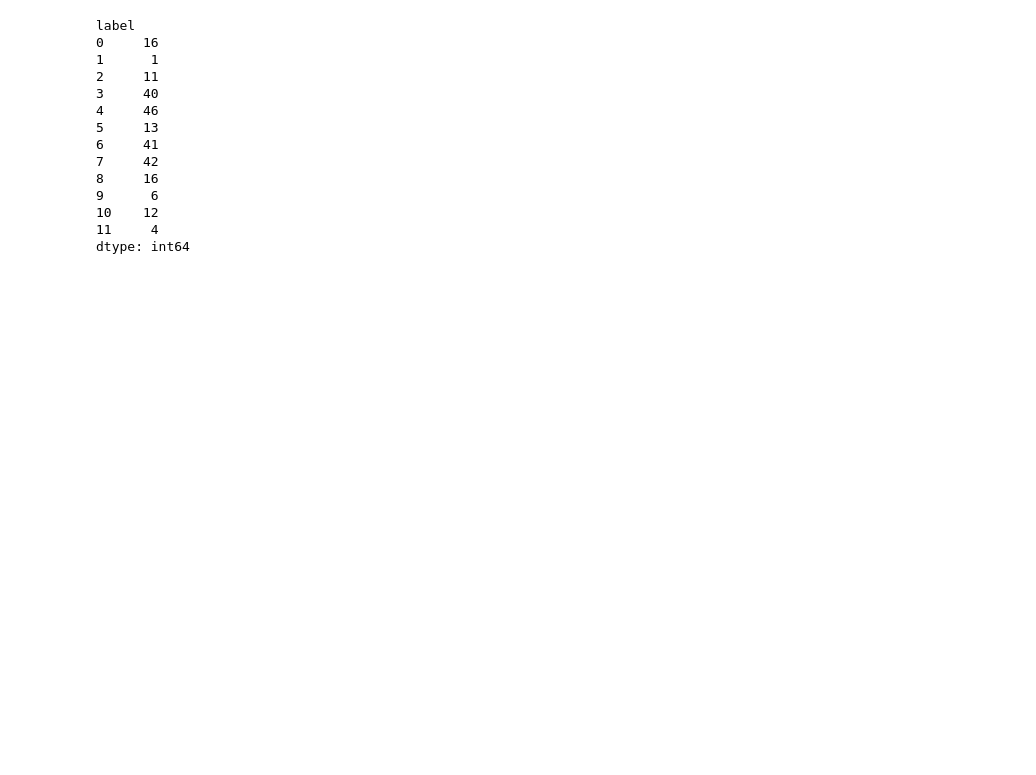
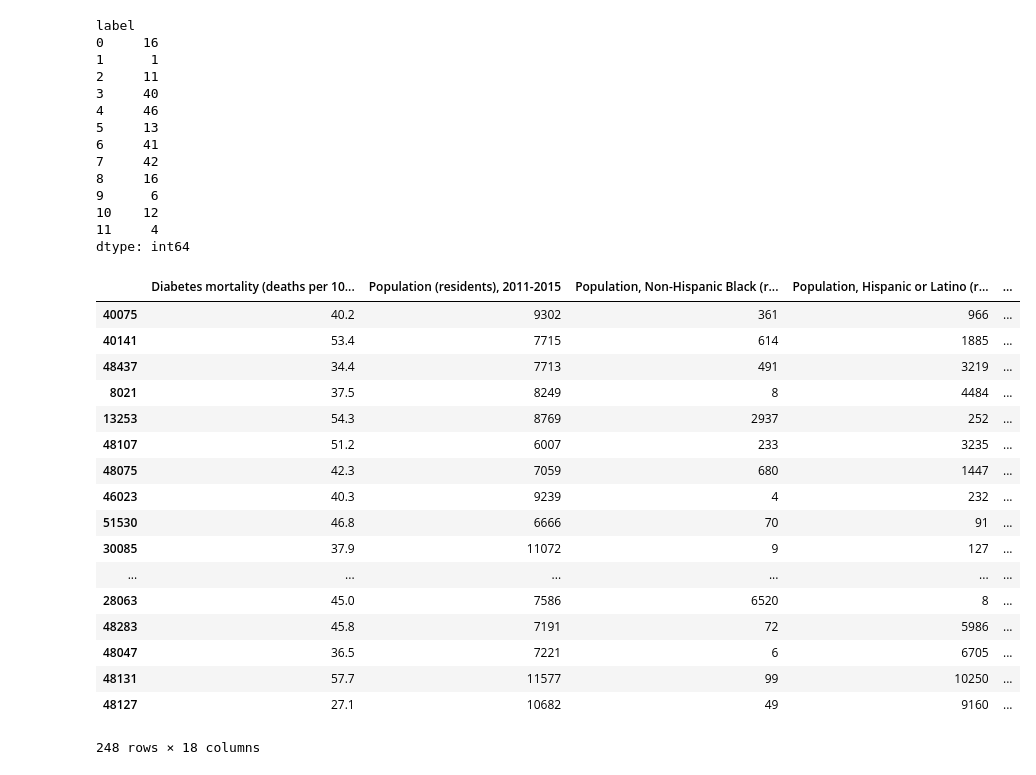
Before and after one commit to PresenceHealth/correlations, a Jupyter notebook: k-means.ipynb, the cells around one changed output. Saved outputs shown, nothing was run; the diff lists cells and outputs as text; code cells hidden in the pictures; blank space fills up the shorter version.

Commit message:
get table to be done

```diff
--- a/k-means.ipynb
+++ b/k-means.ipynb
@@ -133,3 +135,29 @@ label
 10    12
 11     4
 dtype: int64
+# %%
+ddf = ddf.sort_values('label', ascending=True)
+# %%
+ddf
+# to be done
+# after sorted df based on 'label', with a loop for the label, using = to get each group,
+# then get the indices of each group
+# %% [output]
+|  | Diabetes mortality (deaths per 10... | Population (residents), 2011-2015 | Population, Non-Hispanic Black (r... | Population, Hispanic or Latino (r... | ... |
+| 40075 | 40.2 | 9302 | 361 | 966 | ... |
+| 40141 | 53.4 | 7715 | 614 | 1885 | ... |
+| 48437 | 34.4 | 7713 | 491 | 3219 | ... |
+| 8021 | 37.5 | 8249 | 8 | 4484 | ... |
+| 13253 | 54.3 | 8769 | 2937 | 252 | ... |
+| 48107 | 51.2 | 6007 | 233 | 3235 | ... |
+| 48075 | 42.3 | 7059 | 680 | 1447 | ... |
+| 46023 | 40.3 | 9239 | 4 | 232 | ... |
+| 51530 | 46.8 | 6666 | 70 | 91 | ... |
+| 30085 | 37.9 | 11072 | 9 | 127 | ... |
+| ... | ... | ... | ... | ... | ... |
+| 28063 | 45.0 | 7586 | 6520 | 8 | ... |
+| 48283 | 45.8 | 7191 | 72 | 5986 | ... |
+| 48047 | 36.5 | 7221 | 6 | 6705 | ... |
+| 48131 | 57.7 | 11577 | 99 | 10250 | ... |
+| 48127 | 27.1 | 10682 | 49 | 9160 | ... |
+248 rows × 18 columns
```
Also changed, not shown: parts of 1 cell of this notebook.
